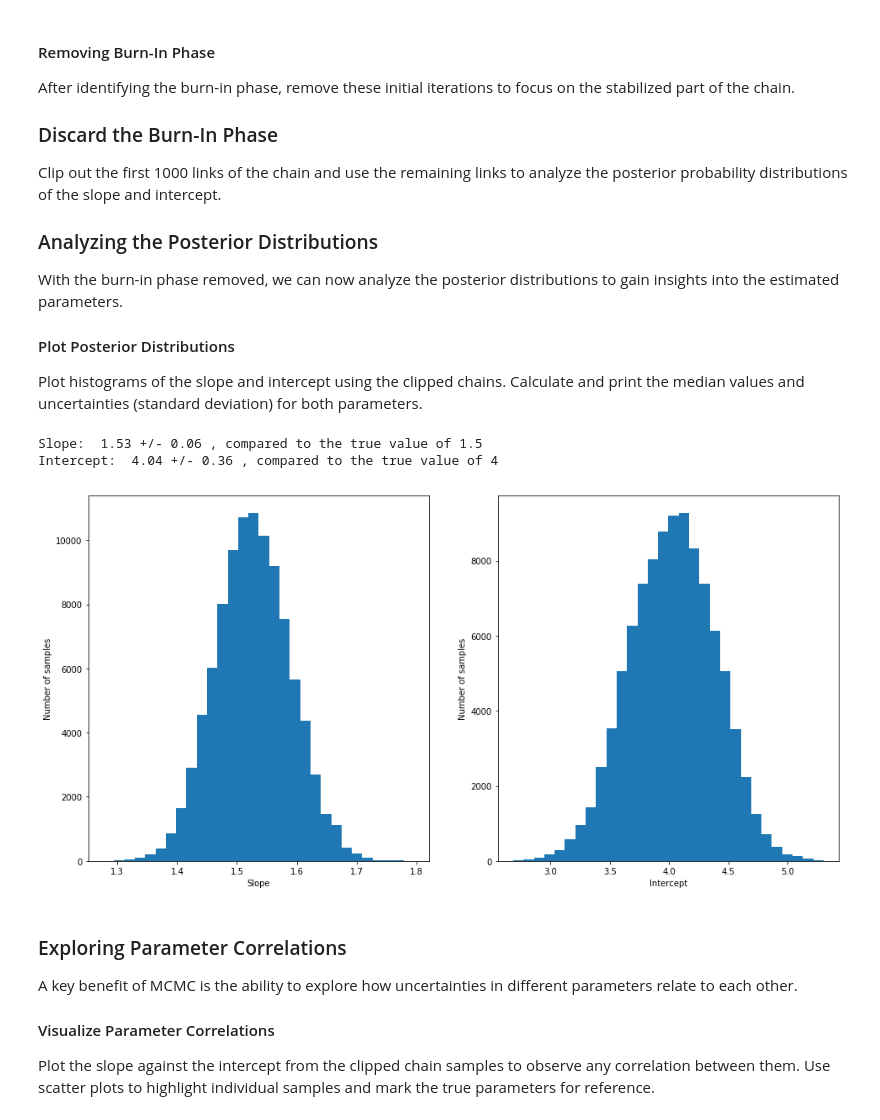
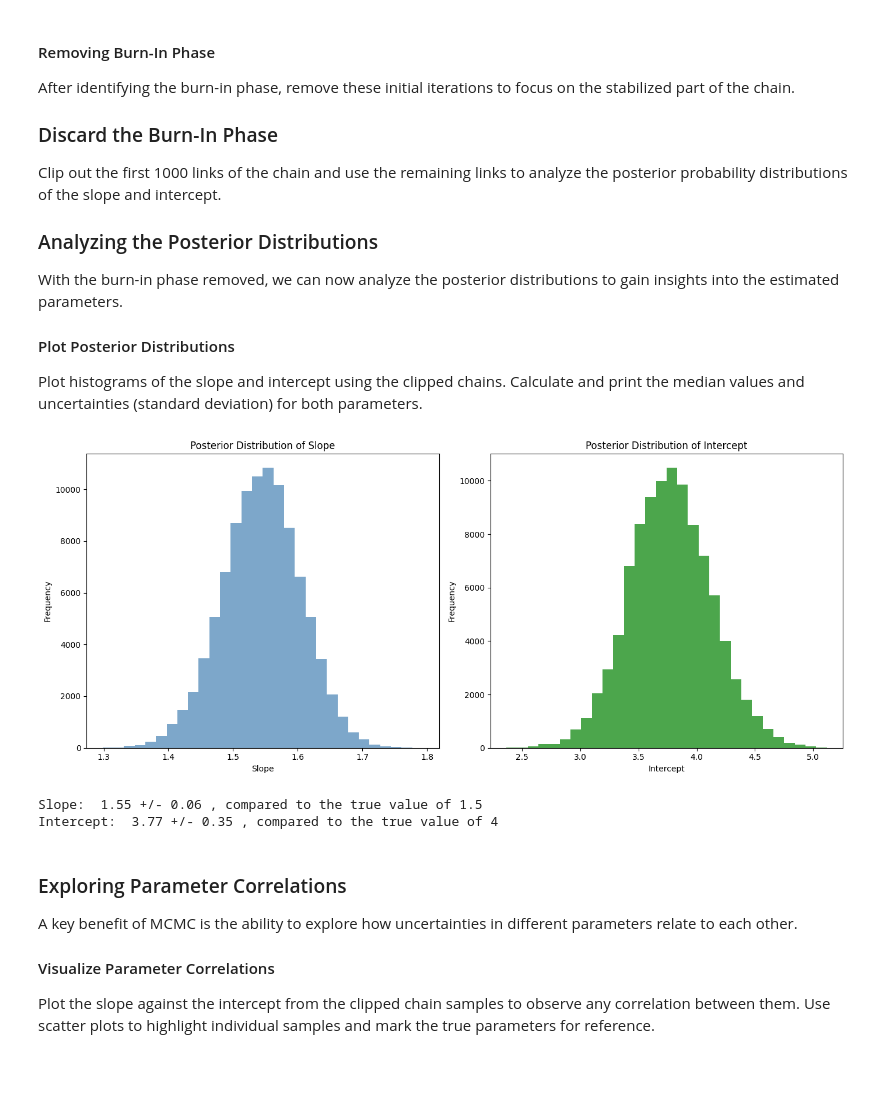
Before and after one commit to nimaazarr/SP_Project, a Jupyter notebook: stochastic_processes_project.ipynb, the cells around one changed output. Saved outputs shown, nothing was run; the diff lists cells and outputs as text; code cells hidden in the pictures; blank space fills up the shorter version.

```diff
--- a/stochastic_processes_project.ipynb
+++ b/stochastic_processes_project.ipynb
@@ -457,21 +531,41 @@ With the burn-in phase removed, we can now analyze the posterior distributions t
 
 #### Plot Posterior Distributions
 Plot histograms of the slope and intercept using the clipped chains. Calculate and print the median values and uncertainties (standard deviation) for both parameters.
-# %%
-bchain = ... #clip out the first 1000 links to remove the burn-in phase
-
-# plot
-
-plt.show()
-
-print('Slope: ',round(np.median(bchain[:,0]), 2), '+/-', round(np.std(bchain[:,0]),2),
-      ', compared to the true value of', slope_true)
-print('Intercept: ',round(np.median(bchain[:,1]), 2), '+/-', round(np.std(bchain[:,1]),2),
-      ', compared to the true value of', intercept_true)
-# %% [output]
-Slope:  1.53 +/- 0.06 , compared to the true value of 1.5
-Intercept:  4.04 +/- 0.36 , compared to the true value of 4
-[figure, removed]
+# %%
+# Clip out the first 1000 links to remove the burn-in phase
+bchain = chain[burn_in:]
+
+# Plot histograms of the slope and intercept
+fig, axes = plt.subplots(1, 2, figsize=(14, 6))
+
+# Plot the histogram for the slope
+axes[0].hist(bchain[:, 0], bins=30, color='steelblue', alpha=0.7)
+axes[0].set_xlabel('Slope')
+axes[0].set_ylabel('Frequency')
+axes[0].set_title('Posterior Distribution of Slope')
+
+# Plot the histogram for the intercept
+axes[1].hist(bchain[:, 1], bins=30, color='green', alpha=0.7)
+axes[1].set_xlabel('Intercept')
+axes[1].set_ylabel('Frequency')
+axes[1].set_title('Posterior Distribution of Intercept')
+
+# Show the plots
+plt.tight_layout()
+plt.show()
+
+# Calculate and print the median values and uncertainties (standard deviation) for both parameters
+slope_median = np.median(bchain[:, 0])
+slope_std = np.std(bchain[:, 0])
+intercept_median = np.median(bchain[:, 1])
+intercept_std = np.std(bchain[:, 1])
+
+print('Slope: ', round(slope_median, 2), '+/-', round(slope_std, 2), ', compared to the true value of', slope_true)
+print('Intercept: ', round(intercept_median, 2), '+/-', round(intercept_std, 2), ', compared to the true value of', intercept_true)
+# %% [output]
+[figure, added]
+Slope:  1.55 +/- 0.06 , compared to the true value of 1.5
+Intercept:  3.77 +/- 0.35 , compared to the true value of 4
 # %% [markdown]
 
 ### Exploring Parameter Correlations
```
Also changed, not shown: parts of 28 cells of this notebook.
